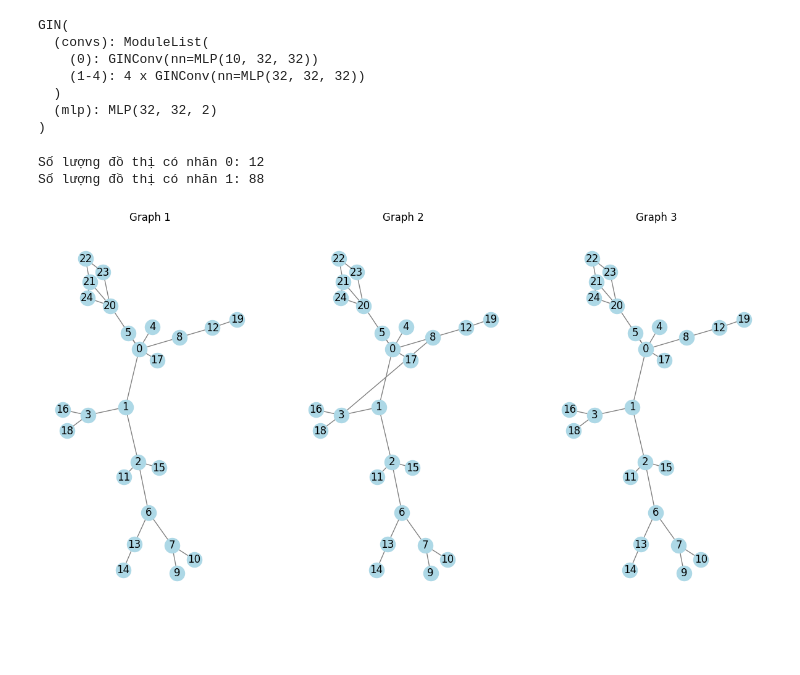
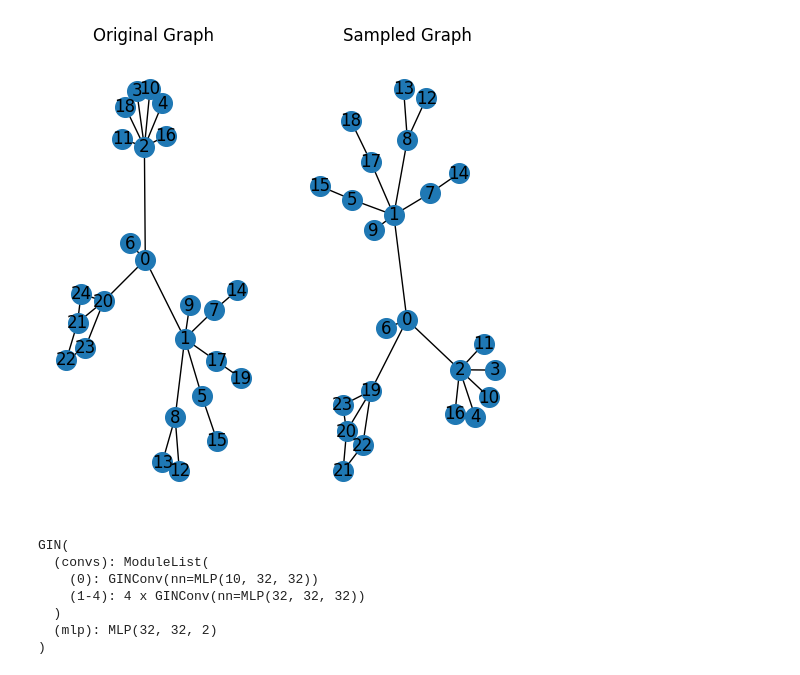
Before and after one commit to giahuy1311/Lore, a Jupyter notebook: pertub_graph.ipynb, the cells around one changed output. Saved outputs shown, nothing was run; the diff lists cells and outputs as text; code cells hidden in the pictures; blank space fills up the shorter version.

Commit message:
Add genetic algorithm pertubation for testing

```diff
--- a/pertub_graph.ipynb
+++ b/pertub_graph.ipynb
@@ -18,0 +39,15 @@ plt.show()
+# %%
+import torch
+import pandas as pd
+import numpy as np
+
+@torch.no_grad()
+def create_adjacency_matrix(edge_index, num_nodes):
+    adj_matrix = np.zeros((num_nodes, num_nodes), dtype=int)
+    edges = edge_index.cpu().numpy().T
+
+    for src, dst in edges:
+        adj_matrix[src, dst] = 1
+        adj_matrix[dst, src] = 1
+
+    return adj_matrix
@@ -18,0 +73,8 @@ plt.show()
+# %%
+adj_matrix = create_adjacency_matrix(data.edge_index, data.num_nodes)
+edge_index = data.edge_index.cpu().numpy().T
+node_features = data.x.cpu().numpy()
+# %%
+from genetic import genetic_graph_sampler
+
+sampler = genetic_graph_sampler(adj_matrix, edge_index, node_features)
@@ -19 +102,17 @@ plt.show()
+# %%
+graph = sampler[9]
+# %%
+G = to_networkx(graph, to_undirected=True)
+original_G = to_networkx(data, to_undirected=True)
+
+plt.figure(figsize=(6, 6))
+plt.subplot(121)
+nx.draw(original_G, with_labels=True, cmap="coolwarm", node_size=200)
+plt.title('Original Graph')
+plt.subplot(122)
+nx.draw(G, with_labels=True, cmap="coolwarm", node_size=200)
+plt.title('Sampled Graph')
+plt.show()
+# %% [output]
+[figure, added]
 # %%
@@ -99,28 +154,0 @@ modified_graphs = generate_modified_graphs(graph, model, device, num_graphs=100)
-# %%
-y_0 = 0
-y_1 = 0
-for graph in modified_graphs:
-    y_0 += (graph.y == 0).item()
-    y_1 += (graph.y == 1).item()
-
-print(f"Số lượng đồ thị có nhãn 0: {y_0}")
-print(f"Số lượng đồ thị có nhãn 1: {y_1}")
-# %% [output]
-Số lượng đồ thị có nhãn 0: 12
-Số lượng đồ thị có nhãn 1: 88
-# %%
-G_base = to_networkx(graph, to_undirected=True)
-pos = nx.spring_layout(G_base, seed=42)  # Dùng layout cố định
-
-# Vẽ đồ thị
-fig, axes = plt.subplots(1, 3, figsize=(15, 8))
-
-for i, g in enumerate(modified_graphs[:3]):
-    G = to_networkx(g, to_undirected=True)
-    ax = axes[i]
-    ax.set_title(f"Graph {i+1}")
-    nx.draw(G, pos, with_labels=True, node_color="lightblue", edge_color="gray", ax=ax)
-
-plt.show()
-# %% [output]
-[figure, removed]
```
Also changed, not shown: parts of 17 cells of this notebook, 45 other files.
